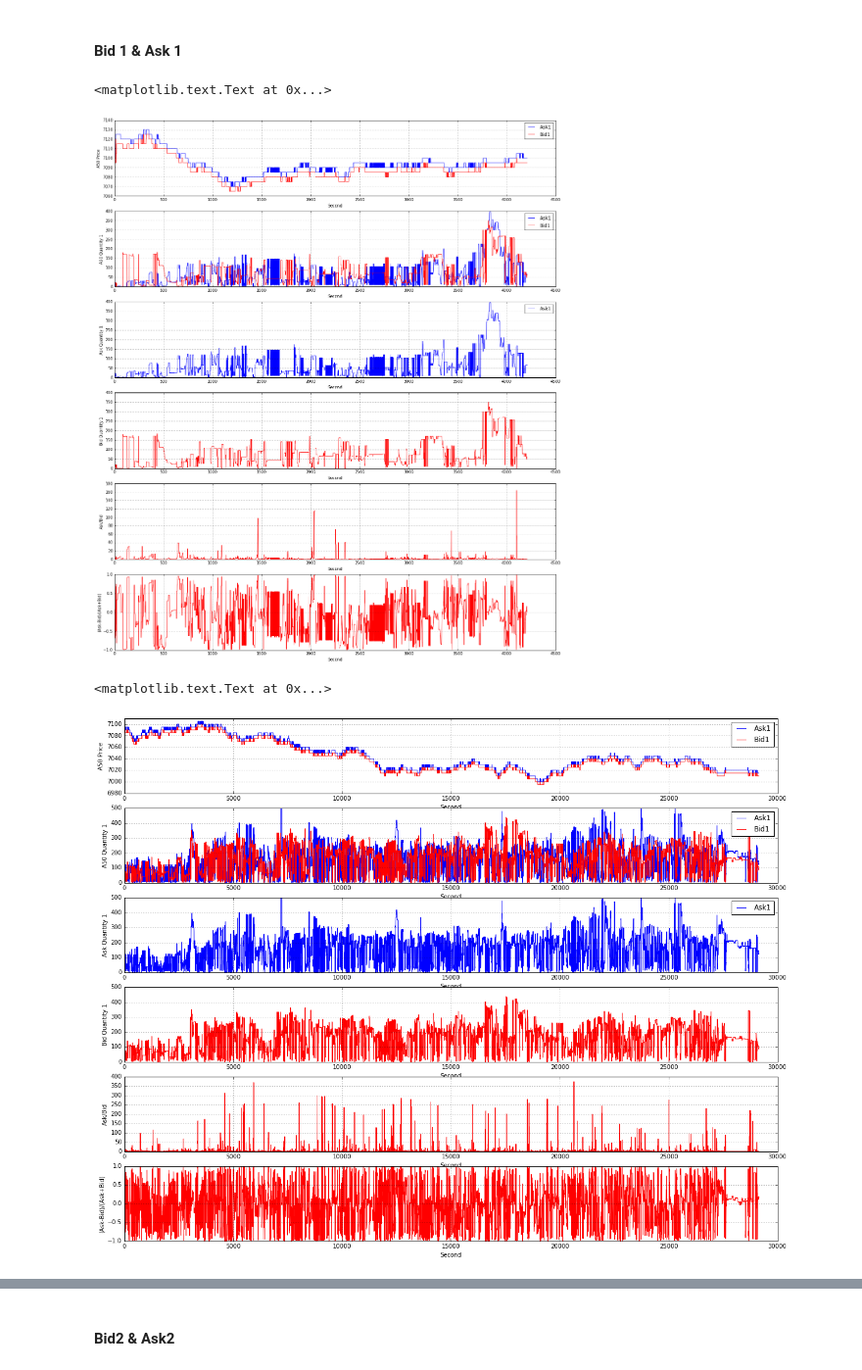
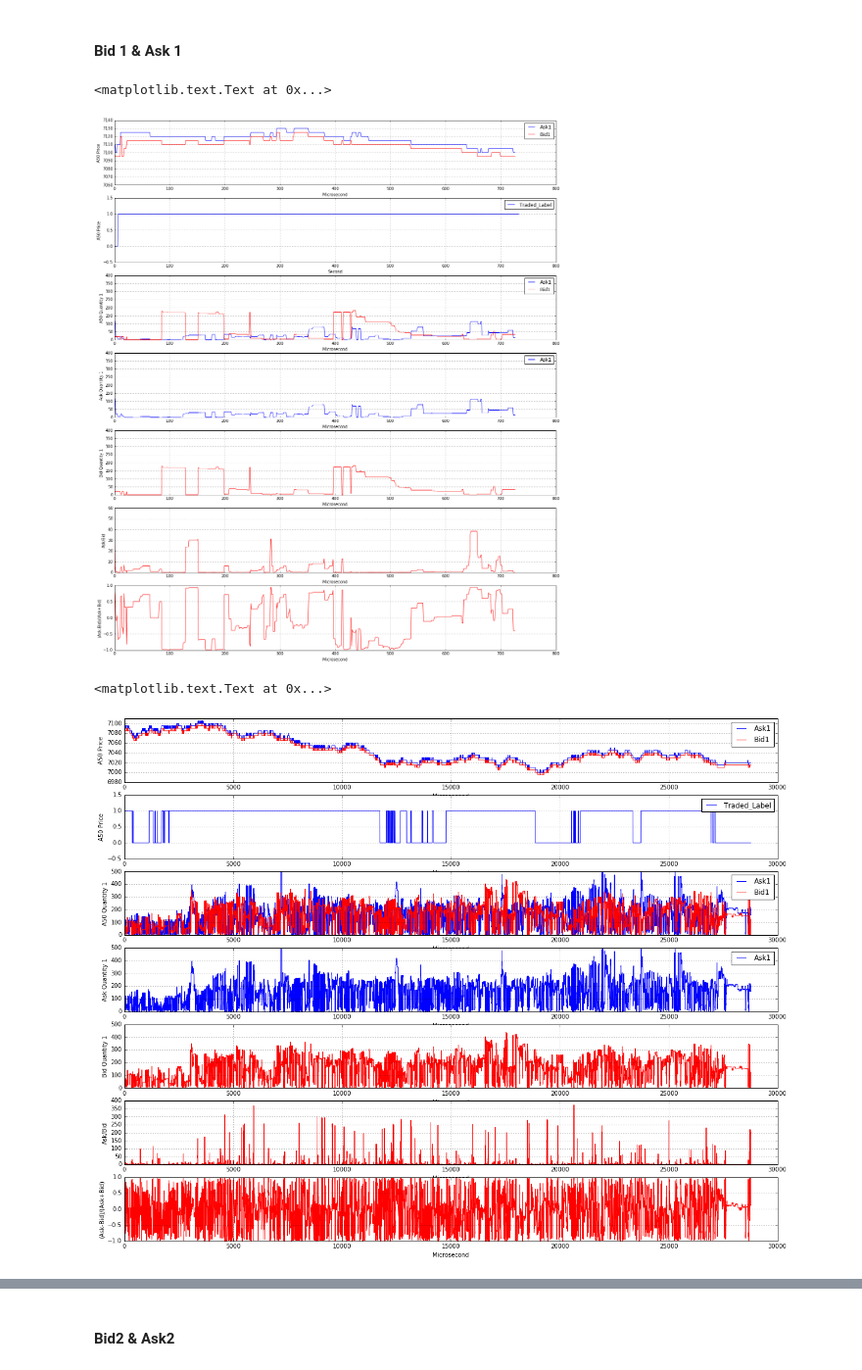
Before and after one commit to rorysroes/SGX-Full-OrderBook-Tick-Data-Trading-Strategy, a Jupyter notebook: Train_Test_Data_Builder_Feature_Extractor.ipynb, the cells around one changed output, grey strips where cells are left out. Shown at 98% size. Cells and saved outputs as stored; diff of their text form; code cells hidden in the pictures.

```diff
--- a/Train_Test_Data_Builder_Feature_Extractor.ipynb
+++ b/Train_Test_Data_Builder_Feature_Extractor.ipynb
@@ -92,104 +151,125 @@ plt.legend(loc = 1)
 # %%
 #Open 0 ~ 09:15
 time1 = 294
-time2 = 4504
+time2 = 1021
 plt.figure(figsize = (20,24))
-plt.subplot(611)
+plt.subplot(711)
 plt.grid()
 plot(ask_price_1[time1:time2],label = 'Ask1',color = 'b')
 plot(bid_price_1[time1:time2],label = 'Bid1',color = 'r')
 plt.ylim(7060,7140)
+plt.xlabel("Microsecond")
+plt.ylabel("A50 Price")
+plt.legend(loc = 1)
+
+plt.subplot(712)
+plt.grid()
+plot(traded_micsecond_1,label = 'Traded_Label',color = 'b')
+plt.ylim(-0.5,1.5)
 plt.xlabel("Second")
 plt.ylabel("A50 Price")
 plt.legend(loc = 1)
-plt.subplot(612)
+
+plt.subplot(713)
 plt.grid()
 plot(ask_quantity_1[time1:time2],label = 'Ask1',color = 'b')
 plot(bid_quantity_1[time1:time2],label = 'Bid1',color = 'r')
 plt.ylim(0,400)
-plt.xlabel("Second")
+plt.xlabel("Microsecond")
 plt.ylabel("A50 Quantity 1")
 plt.legend(loc = 1)
-plt.subplot(613)
+plt.subplot(714)
 plt.grid()
 plot(ask_quantity_1[time1:time2],label = 'Ask1',color = 'b')
 plt.ylim(0,400)
-plt.xlabel("Second")
+plt.xlabel("Microsecond")
 plt.ylabel("Ask Quantity 1")
 plt.legend(loc = 1)
-plt.subplot(614)
+plt.subplot(715)
 plt.grid()
 plot(bid_quantity_1[time1:time2],label = 'Bid1',color = 'r')
 plt.ylim(0,400)
-plt.xlabel("Second")
+plt.xlabel("Microsecond")
 plt.ylabel("Bid Quantity 1")
-plt.subplot(615)
+plt.subplot(716)
 plt.grid()
 plot(ask_quantity_1[time1:time2]/bid_quantity_1[time1:time2],label = 'Ask/Bid',color = 'r')
 #plt.ylim(0,400)
-plt.xlabel("Second")
+plt.xlabel("Microsecond")
 plt.ylabel("Ask/Bid")
-plt.subplot(616)
+plt.subplot(717)
 plt.grid()
 plot((ask_quantity_1[time1:time2]-bid_quantity_1[time1:time2])/\
      (ask_quantity_1[time1:time2]+bid_quantity_1[time1:time2]),label = '(Ask-Bid)/(Ask+Bid)',color = 'r')
 #plt.ylim(0,400)
-plt.xlabel("Second")
+plt.xlabel("Microsecond")
 plt.ylabel("(Ask-Bid)/(Ask+Bid)")
 # %% [output]
 <matplotlib.text.Text at 0x...>
-[figure, old version]
+[figure, new version]
 # %%
 #Open 09:15 ~ 11:30
 time1 = 1023
-time2 = 30167
+time2 = 29798
 plt.figure(figsize = (20,16))
-plt.subplot(611)
+plt.subplot(711)
 plt.grid()
 plot(ask_price_1[time1:time2],label = 'Ask1',color = 'b')
 plot(bid_price_1[time1:time2],label = 'Bid1',color = 'r')
 plt.ylim(6980,7110)
-plt.xlabel("Second")
+plt.xlabel("Microsecond")
 plt.ylabel("A50 Price")
 plt.legend(loc = 1)
-plt.subplot(612)
+
+plt.subplot(712)
+plt.grid()
+plot(traded_micsecond_2,label = 'Traded_Label',color = 'b')
+plt.ylim(-0.5,1.5)
+plt.xlabel("Microsecond")
+plt.ylabel("A50 Price")
+plt.legend(loc = 1)
+
+plt.subplot(713)
 plt.grid()
 plot(ask_quantity_1[time1:time2],label = 'Ask1',color = 'b')
 plot(bid_quantity_1[time1:time2],label = 'Bid1',color = 'r')
 plt.ylim(0,500)
-plt.xlabel("Second")
+plt.xlabel("Microsecond")
 plt.ylabel("A50 Quantity 1")
 plt.legend(loc = 1)
-plt.subplot(613)
+
+plt.subplot(714)
 plt.grid()
 plot(ask_quantity_1[time1:time2],label = 'Ask1',color = 'b')
 plt.ylim(0,500)
-plt.xlabel("Second")
+plt.xlabel("Microsecond")
 plt.ylabel("Ask Quantity 1")
 plt.legend(loc = 1)
-plt.subplot(614)
+
+plt.subplot(715)
 plt.grid()
 plot(bid_quantity_1[time1:time2],label = 'Bid1',color = 'r')
 plt.ylim(0,500)
-plt.xlabel("Second")
+plt.xlabel("Microsecond")
 plt.ylabel("Bid Quantity 1")
 
-plt.subplot(615)
+plt.subplot(716)
 plt.grid()
 plot(ask_quantity_1[time1:time2]/bid_quantity_1[time1:time2],label = 'Ask/Bid',color = 'r')
 #plt.ylim(0,400)
-plt.xlabel("Second")
+plt.xlabel("Microsecond")
 plt.ylabel("Ask/Bid")
-plt.subplot(616)
+
+plt.subplot(717)
 plt.grid()
 plot((ask_quantity_1[time1:time2]-bid_quantity_1[time1:time2])/\
      (ask_quantity_1[time1:time2]+bid_quantity_1[time1:time2]),label = '(Ask-Bid)/(Ask+Bid)',color = 'r')
 #plt.ylim(0,400)
-plt.xlabel("Second")
+plt.xlabel("Microsecond")
 plt.ylabel("(Ask-Bid)/(Ask+Bid)")
 # %% [output]
 <matplotlib.text.Text at 0x...>
-[figure, old version]
+[figure, new version]
 # %%
 #Open 11:30 ~ 13:00 => china close
 time1 = 29799
```
Also changed, not shown: parts of 14 cells of this notebook, 1 other file.
